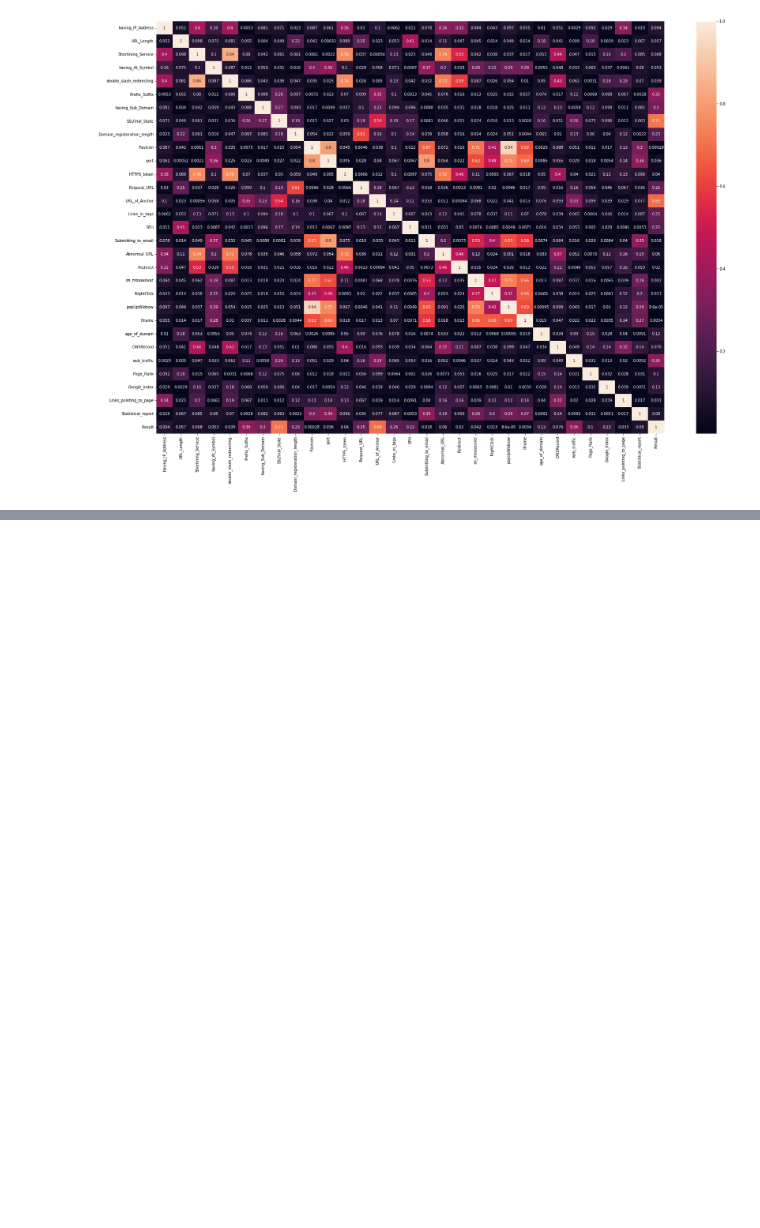
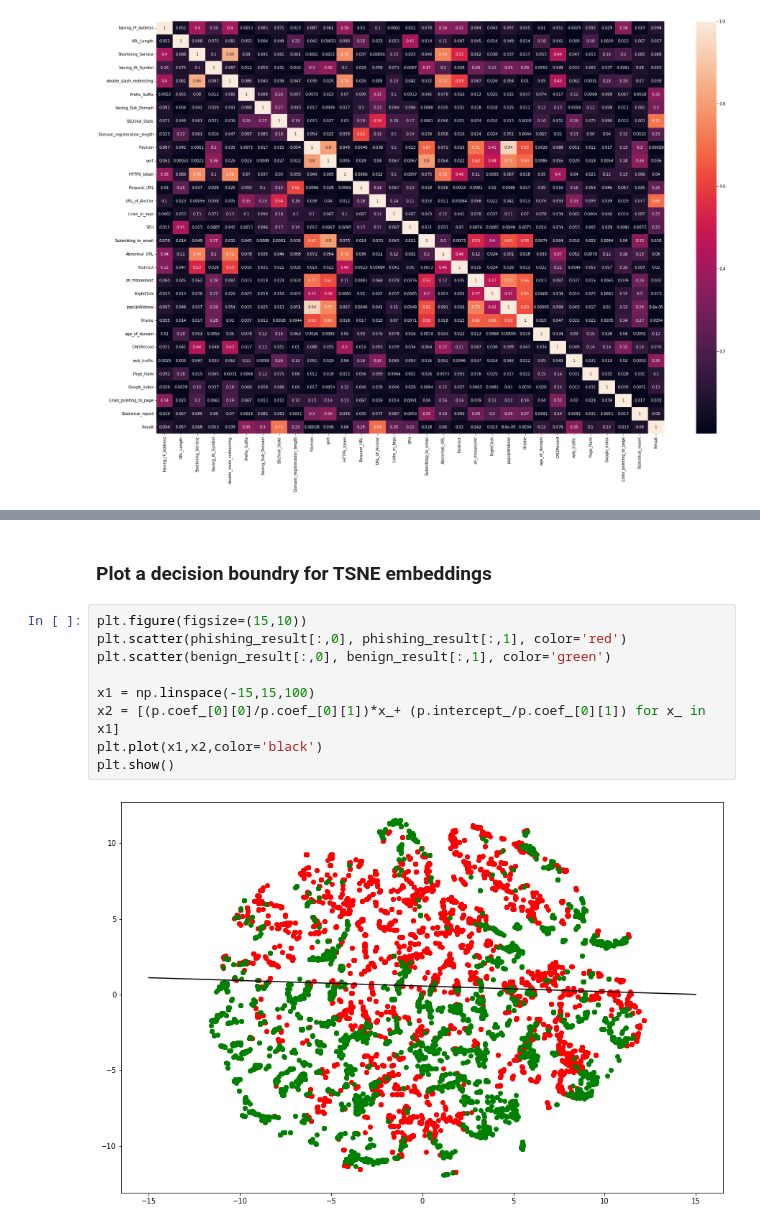
Before and after one commit to yashUcr773/CS_235_Data_Mining, a Jupyter notebook: Projects/Detection of Phishing Websites/Load Dataset, Convert from arff to csv.ipynb, the cells around one changed output, grey strips where cells are left out. Saved outputs shown, nothing was run; the diff lists cells and outputs as text; blank space fills up the shorter version.

```diff
--- a/Projects/Detection of Phishing Websites/Load Dataset, Convert from arff to csv.ipynb
+++ b/Projects/Detection of Phishing Websites/Load Dataset, Convert from arff to csv.ipynb
@@ -191,0 +315,13 @@ test_loss
+# %% [markdown]
+### Plot a decision boundry for TSNE embeddings
+# %%
+plt.figure(figsize=(15,10))
+plt.scatter(phishing_result[:,0], phishing_result[:,1], color='red')
+plt.scatter(benign_result[:,0], benign_result[:,1], color='green')
+
+x1 = np.linspace(-15,15,100)
+x2 = [(p.coef_[0][0]/p.coef_[0][1])*x_+ (p.intercept_/p.coef_[0][1]) for x_ in x1]
+plt.plot(x1,x2,color='black')
+plt.show()
+# %% [output]
+[figure, added]
```
Also changed, not shown: parts of 46 cells of this notebook, 1 other file.
